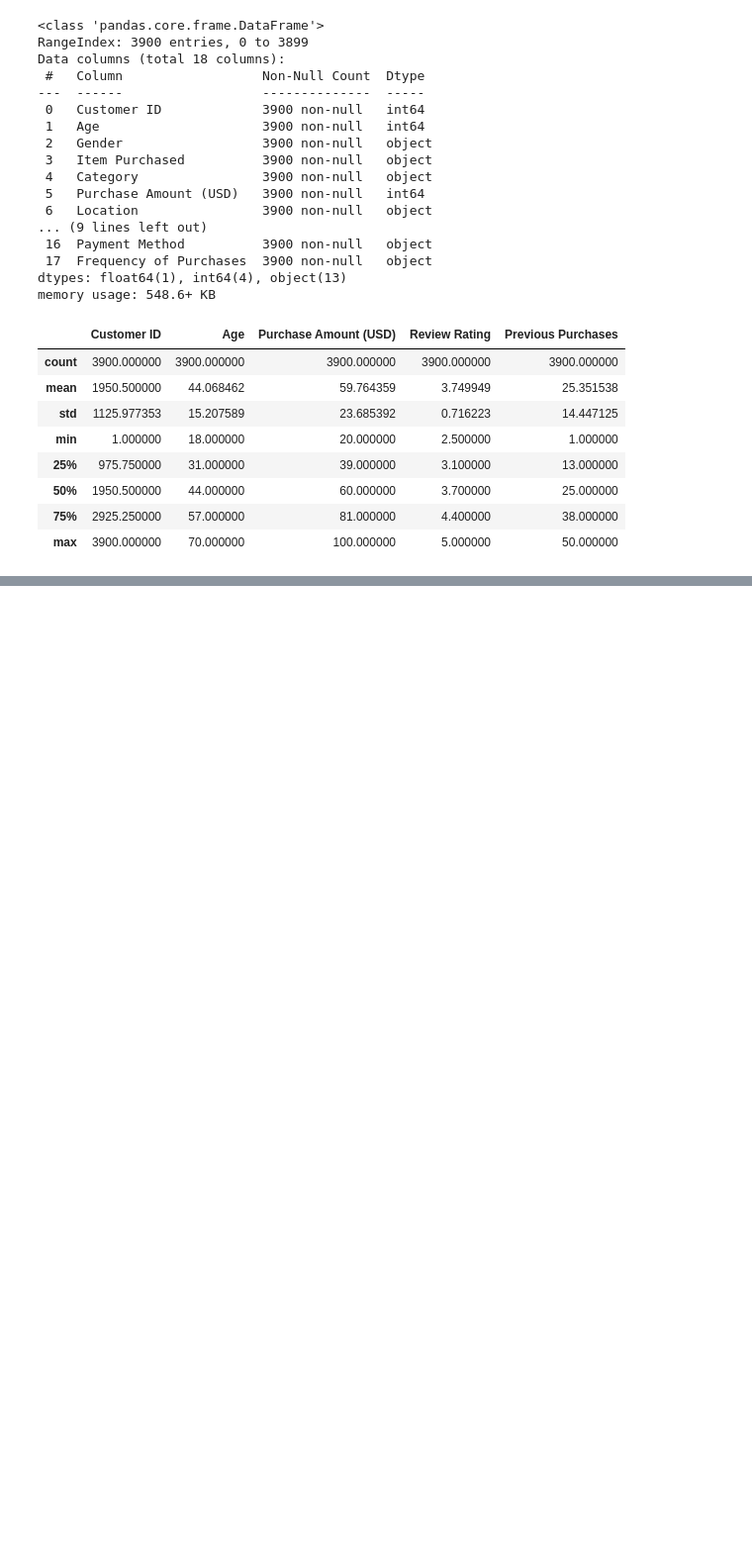
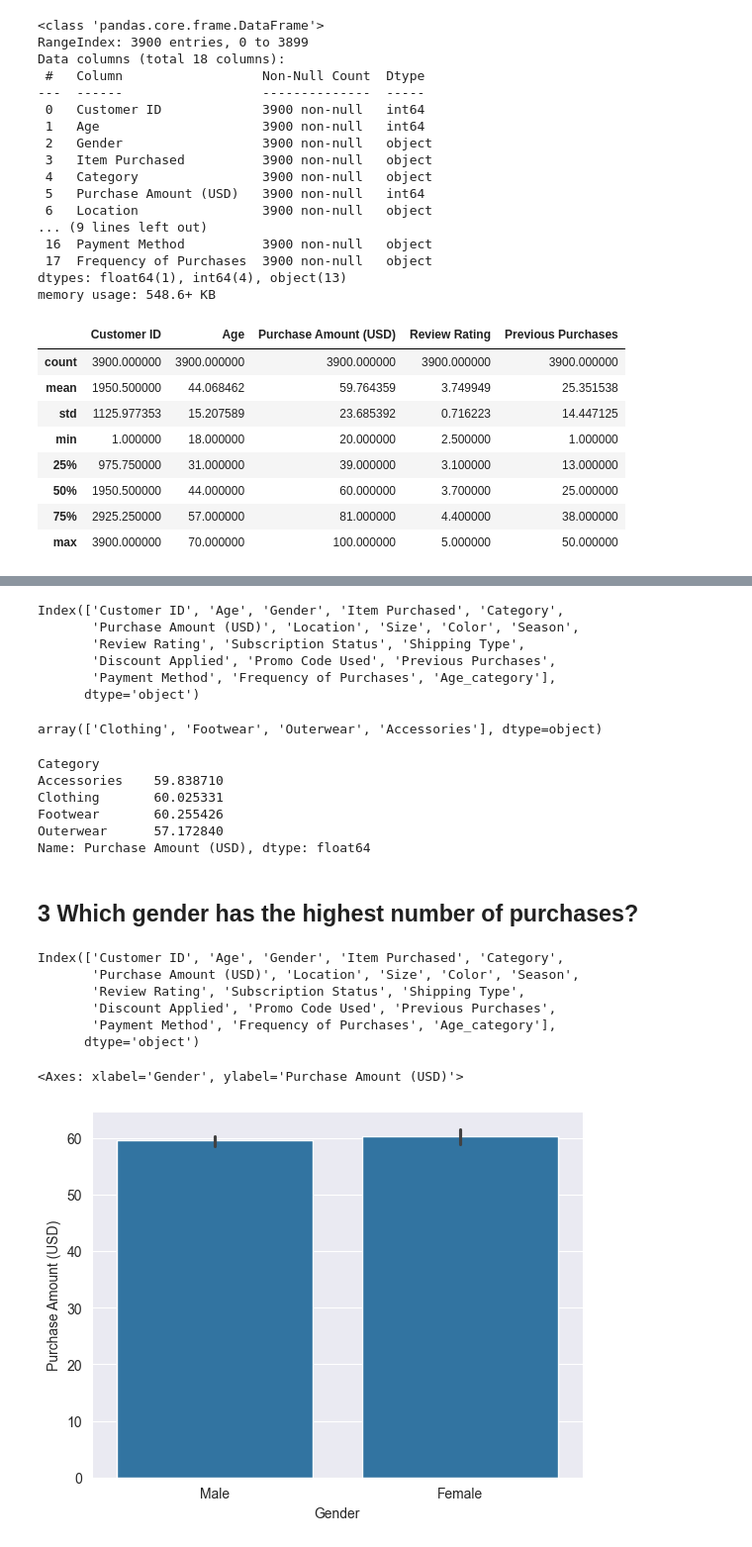
Before and after one commit to yashkk07/Shopping-Trends-Analysis, a Jupyter notebook: shoppingtrends.ipynb, the cells around one changed output, grey strips where cells are left out. Shown at 99% size. Saved outputs shown, nothing was run; the diff lists cells and outputs as text; code cells hidden in the pictures; blank space fills up the shorter version.

```diff
--- a/shoppingtrends.ipynb
+++ b/shoppingtrends.ipynb
@@ -5,8 +5,8 @@ import matplotlib.pyplot as plt
 import seaborn as sns
 import plotly.express as px
 # %%
-df=pd.read_csv('shopping_trends.csv')
-df.head(5)
+shop=pd.read_csv('shopping_trends.csv')
+shop.head(5)
 # %% [output]
 |  | Customer ID | Age | Gender | Item Purchased | Category | Purchase Amount (USD) | Location | Size | ... |
 | 0 | 1 | 55 | Male | Blouse | Clothing | 53 | Kentucky | L | ... |
@@ -83,0 +165,3 @@ df.describe()
+# %%
+shop['Age_category'] = pd.cut(shop['Age'], bins= [0,15, 18 , 30 , 50 , 70] , labels= ['child' , 'teen' , 'Young Adults' ,'Middle-Aged Adults'
+                                                                                             , 'old'] )
@@ -83,0 +175,38 @@ df.describe()
+# %%
+shop.columns
+# %% [output]
+Index(['Customer ID', 'Age', 'Gender', 'Item Purchased', 'Category',
+       'Purchase Amount (USD)', 'Location', 'Size', 'Color', 'Season',
+       'Review Rating', 'Subscription Status', 'Shipping Type',
+       'Discount Applied', 'Promo Code Used', 'Previous Purchases',
+       'Payment Method', 'Frequency of Purchases', 'Age_category'],
+      dtype='object')
+# %%
+shop['Category'].unique()
+# %% [output]
+array(['Clothing', 'Footwear', 'Outerwear', 'Accessories'], dtype=object)
+# %%
+shop.groupby('Category')['Purchase Amount (USD)'].mean()
+# %% [output]
+Category
+Accessories    59.838710
+Clothing       60.025331
+Footwear       60.255426
+Outerwear      57.172840
+Name: Purchase Amount (USD), dtype: float64
+# %% [markdown]
+## 3 Which gender has the highest number of purchases?
+# %%
+shop.columns
+# %% [output]
+Index(['Customer ID', 'Age', 'Gender', 'Item Purchased', 'Category',
+       'Purchase Amount (USD)', 'Location', 'Size', 'Color', 'Season',
+       'Review Rating', 'Subscription Status', 'Shipping Type',
+       'Discount Applied', 'Promo Code Used', 'Previous Purchases',
+       'Payment Method', 'Frequency of Purchases', 'Age_category'],
+      dtype='object')
+# %%
+sns.barplot(shop , x = 'Gender' , y = 'Purchase Amount (USD)')
+# %% [output]
+<Axes: xlabel='Gender', ylabel='Purchase Amount (USD)'>
+[figure, added]
```
Also changed, not shown: parts of 17 cells of this notebook.
